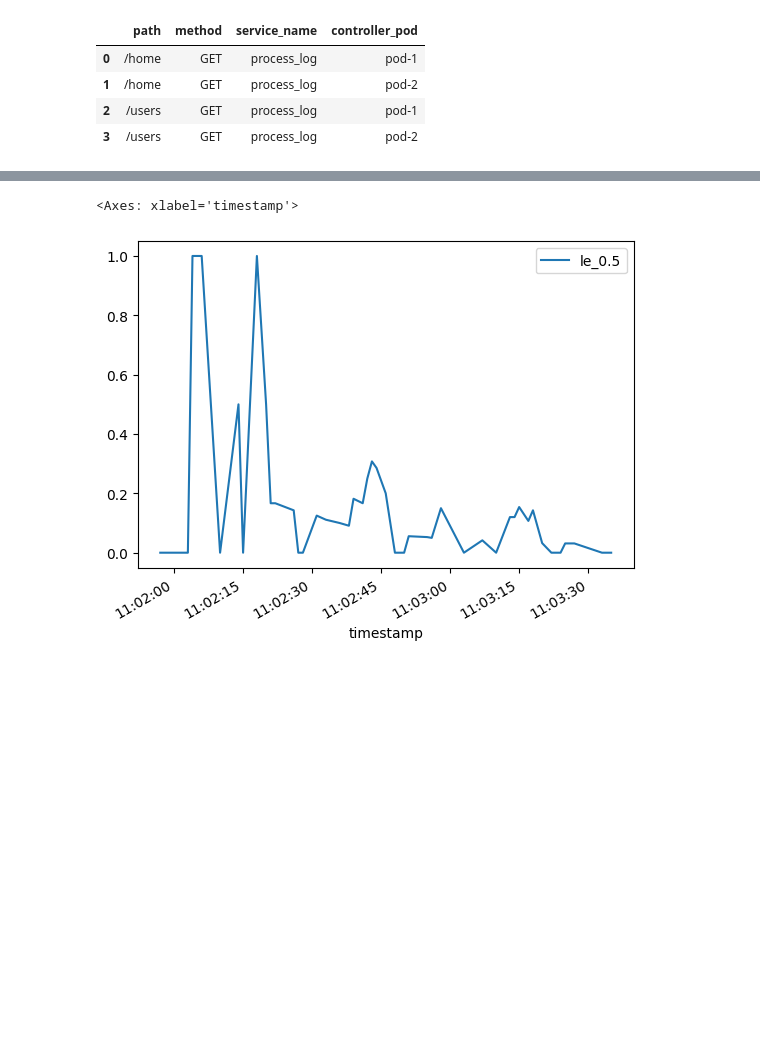
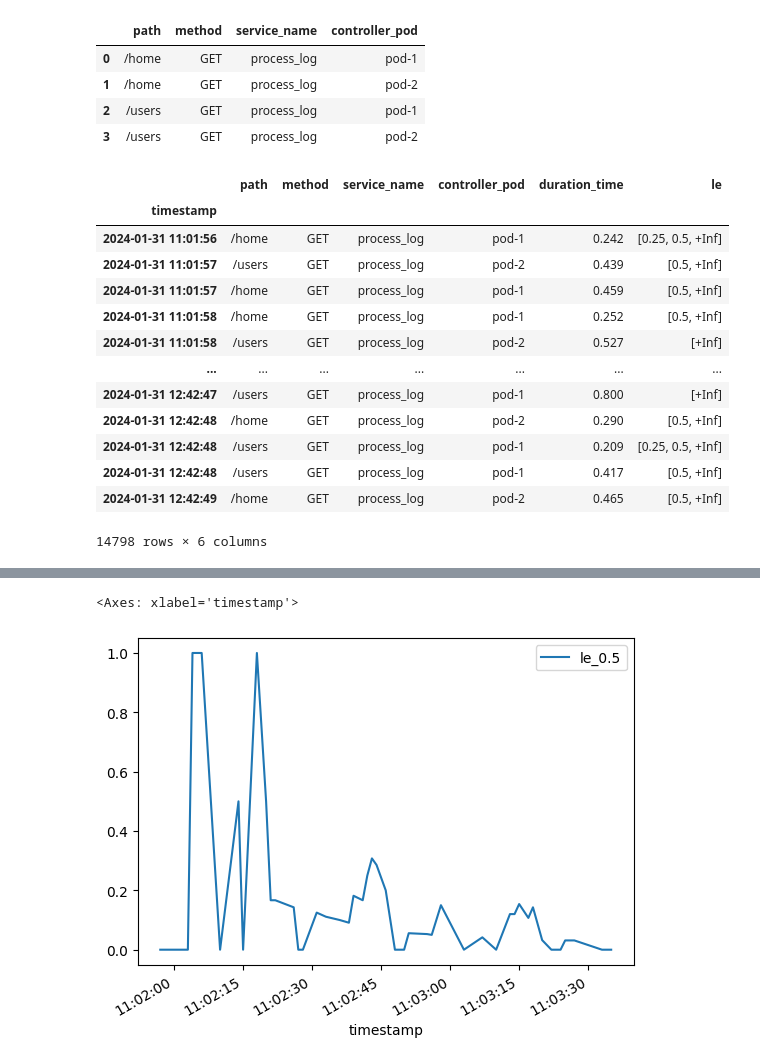
Before and after one commit to vuvietnguyenit/data_analystic, a Jupyter notebook: notebooks/calculate_latency_duration_time.ipynb, the cells around one changed output, grey strips where cells are left out. Saved outputs shown, nothing was run; the diff lists cells and outputs as text; code cells hidden in the pictures; blank space fills up the shorter version.

```diff
--- a/notebooks/calculate_latency_duration_time.ipynb
+++ b/notebooks/calculate_latency_duration_time.ipynb
@@ -171,6 +164,23 @@ def bins_value(row, bins_dict: Dict):
     # Join two series
     new_row = pd.concat([row, bins_series])
     return new_row
+# %%
+root_df
+# %% [output]
+|  | path | method | service_name | controller_pod | duration_time | le |
+| timestamp |  |  |  |  |  |  |
+| 2024-01-31 11:01:56 | /home | GET | process_log | pod-1 | 0.242 | [0.25, 0.5, +Inf] |
+| 2024-01-31 11:01:57 | /users | GET | process_log | pod-2 | 0.439 | [0.5, +Inf] |
+| 2024-01-31 11:01:57 | /home | GET | process_log | pod-1 | 0.459 | [0.5, +Inf] |
+| 2024-01-31 11:01:58 | /home | GET | process_log | pod-1 | 0.252 | [0.5, +Inf] |
+| 2024-01-31 11:01:58 | /users | GET | process_log | pod-2 | 0.527 | [+Inf] |
+| ... | ... | ... | ... | ... | ... | ... |
+| 2024-01-31 12:42:47 | /users | GET | process_log | pod-1 | 0.800 | [+Inf] |
+| 2024-01-31 12:42:48 | /home | GET | process_log | pod-2 | 0.290 | [0.5, +Inf] |
+| 2024-01-31 12:42:48 | /users | GET | process_log | pod-1 | 0.209 | [0.25, 0.5, +Inf] |
+| 2024-01-31 12:42:48 | /users | GET | process_log | pod-1 | 0.417 | [0.5, +Inf] |
+| 2024-01-31 12:42:49 | /home | GET | process_log | pod-2 | 0.465 | [0.5, +Inf] |
+14798 rows × 6 columns
 # %%
 # Bins value to bucket latency
 df_by_group = {}
```
Also changed, not shown: parts of 23 cells of this notebook.
